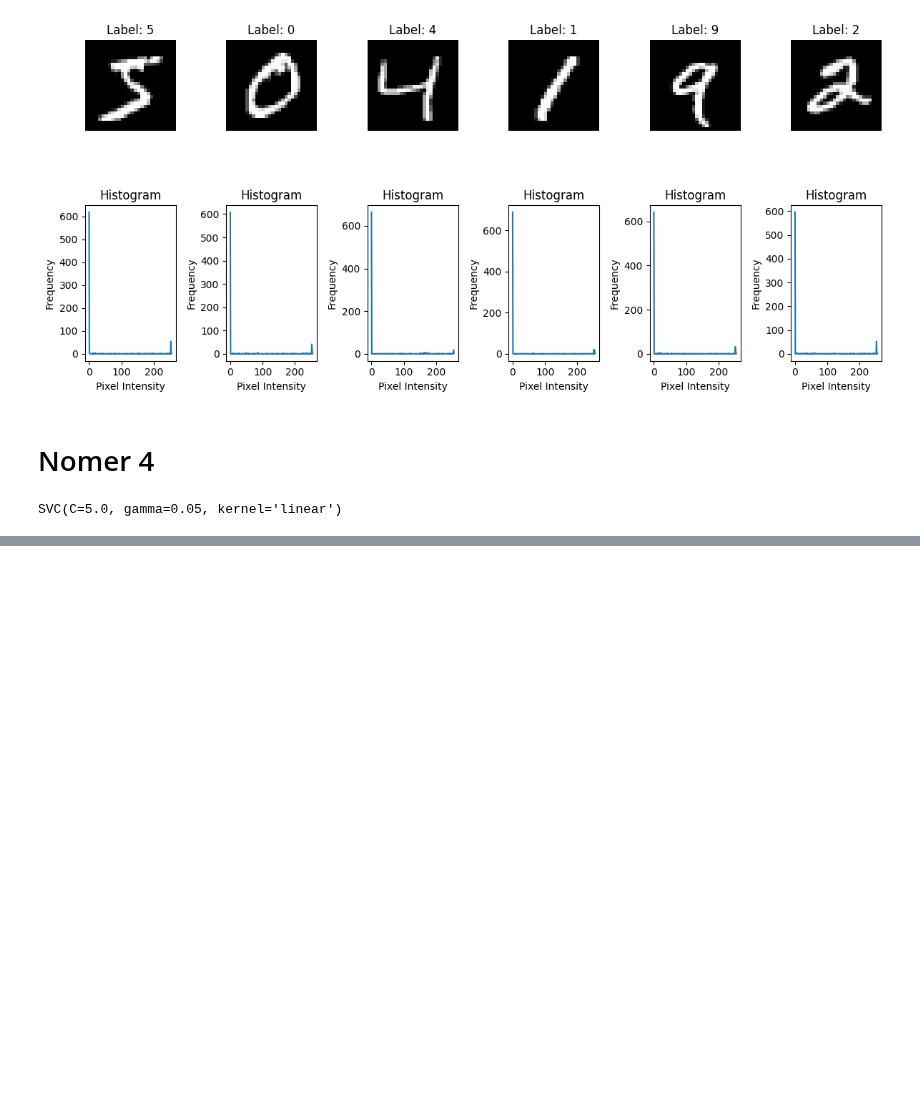
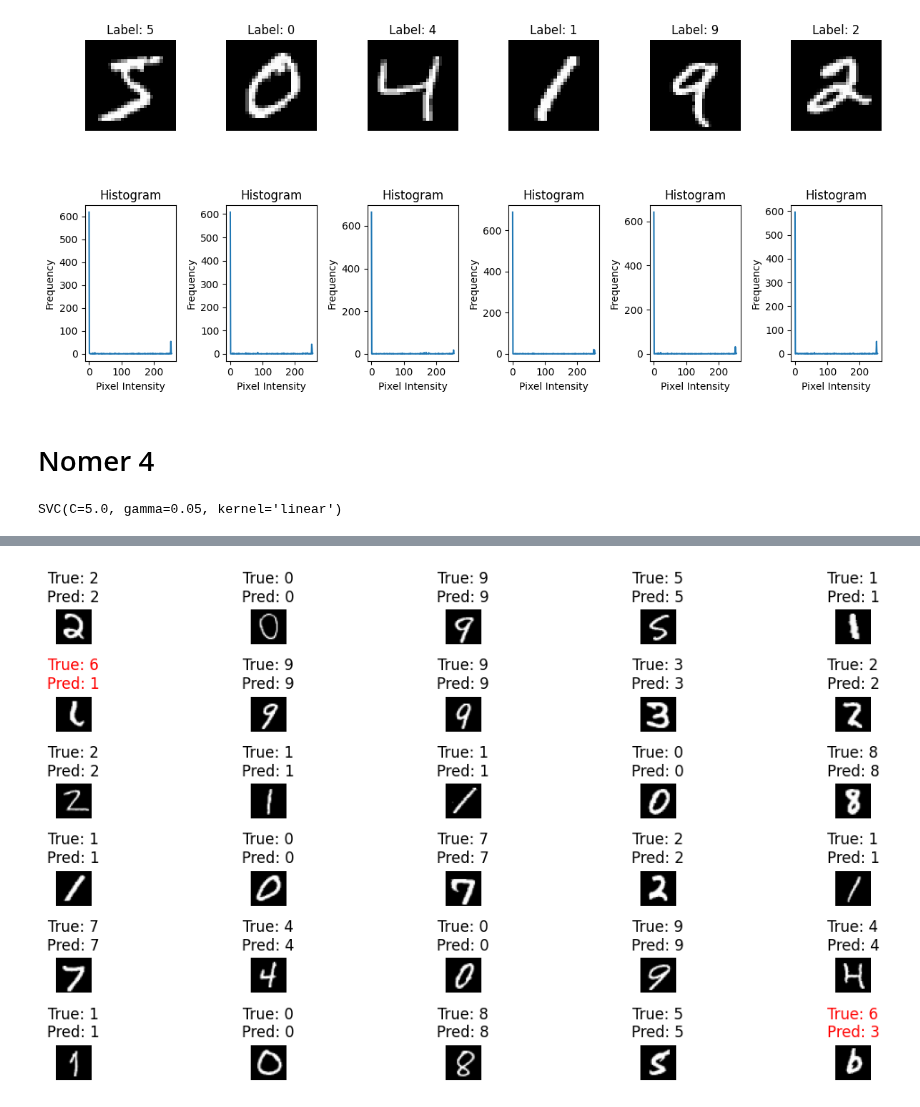
Before and after one commit to andidprastyo/ML-2023, a Jupyter notebook: Quiz 1/Pembelajaran_Mesin_Kuis_1.ipynb, the cells around one changed output, grey strips where cells are left out. Drawn from its saved outputs; the diff is of its cells as text; code cells hidden in the pictures; blank space fills up the shorter version.

```diff
--- a/Quiz 1/Pembelajaran_Mesin_Kuis_1.ipynb
+++ b/Quiz 1/Pembelajaran_Mesin_Kuis_1.ipynb
@@ -196,0 +224,24 @@ weighted avg       0.93      0.93      0.93     14000
+# %%
+n_samples_to_display = 30
+# Display images with true labels and predicted labels
+plt.figure(figsize=(12, 6))
+for i in range(n_samples_to_display):
+    plt.subplot(6, 5, i + 1)
+    plt.imshow(X_test[i].reshape(28, 28), cmap="gray")
+
+    # Determine text color based on true or predicted
+    true_label = y_test.iloc[i] if isinstance(y_test, pd.Series) else y_test[i]
+    pred_label = y_pred.iloc[i] if isinstance(y_pred, pd.Series) else y_pred[i]
+
+    if true_label == pred_label:
+        text_color = 'black'
+    else:
+        text_color = 'red'
+
+    plt.title(f"True: {true_label}\nPred: {pred_label}", color=text_color)
+    plt.axis("off")
+
+plt.tight_layout()
+plt.show()
+# %% [output]
+[figure, added]
```
Also changed, not shown: parts of 4 cells of this notebook.
